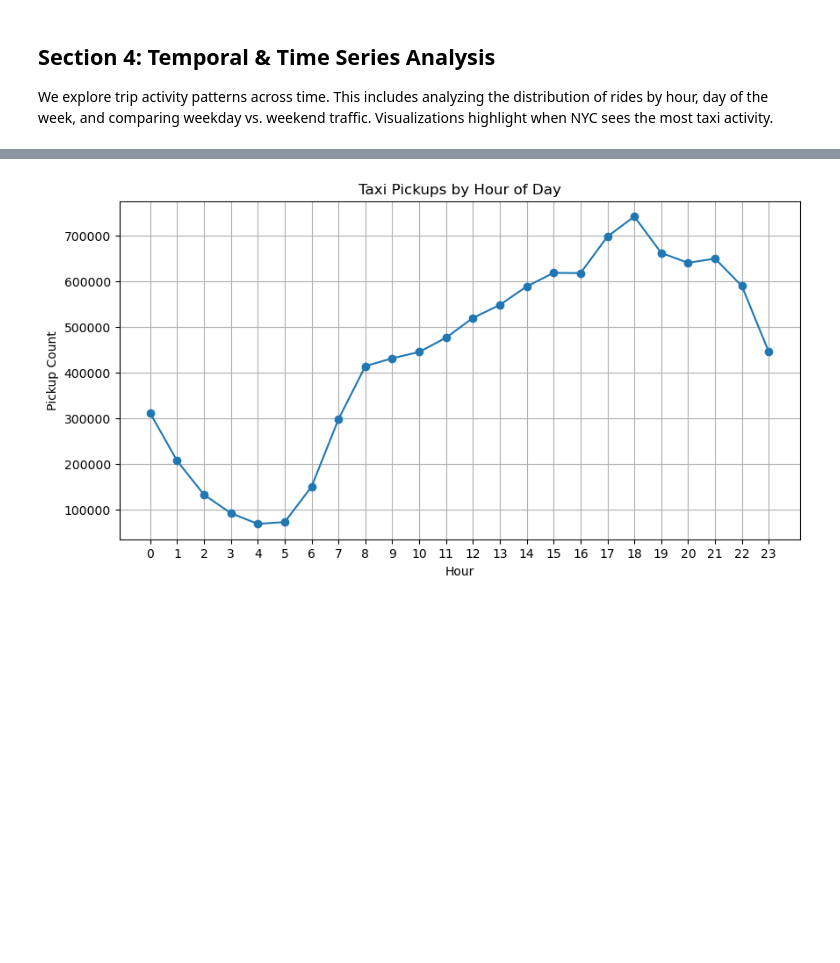
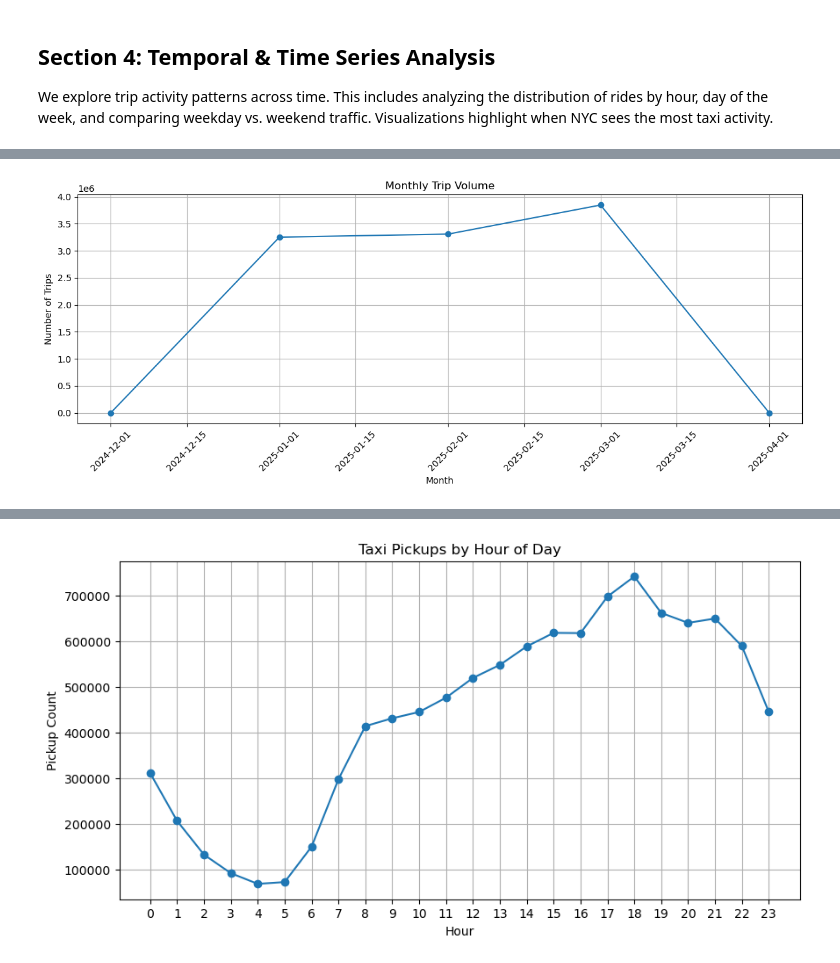
Before and after one commit to thiunuwan/nyc-taxi-spark-analysis, a Jupyter notebook: BigData_Project.ipynb, the cells around one changed output, grey strips where cells are left out. Saved outputs shown, nothing was run; the diff lists cells and outputs as text; code cells hidden in the pictures; blank space fills up the shorter version.

```diff
--- a/BigData_Project.ipynb
+++ b/BigData_Project.ipynb
@@ -238,0 +295,10 @@ We explore trip activity patterns across time. This includes analyzing the distr
+# %%
+monthly_trips = spark.sql("""
+SELECT
+    YEAR(pickup_datetime) AS year,
+    MONTH(pickup_datetime) AS month,
+    COUNT(*) AS trip_count
+FROM trips
+GROUP BY YEAR(pickup_datetime), MONTH(pickup_datetime)
+ORDER BY year, month
+""")
@@ -238,0 +317,16 @@ We explore trip activity patterns across time. This includes analyzing the distr
+# %%
+monthly_pd = monthly_trips.toPandas()
+monthly_pd['month_start'] = pd.to_datetime(monthly_pd[['year', 'month']].assign(day=1))
+import matplotlib.pyplot as plt
+
+plt.figure(figsize=(12, 5))
+plt.plot(monthly_pd['month_start'], monthly_pd['trip_count'], marker='o', linestyle='-')
+plt.title("Monthly Trip Volume")
+plt.xlabel("Month")
+plt.ylabel("Number of Trips")
+plt.grid(True)
+plt.xticks(rotation=45)
+plt.tight_layout()
+plt.show()
+# %% [output]
+[figure, added]
```
Also changed, not shown: parts of 12 cells of this notebook.
